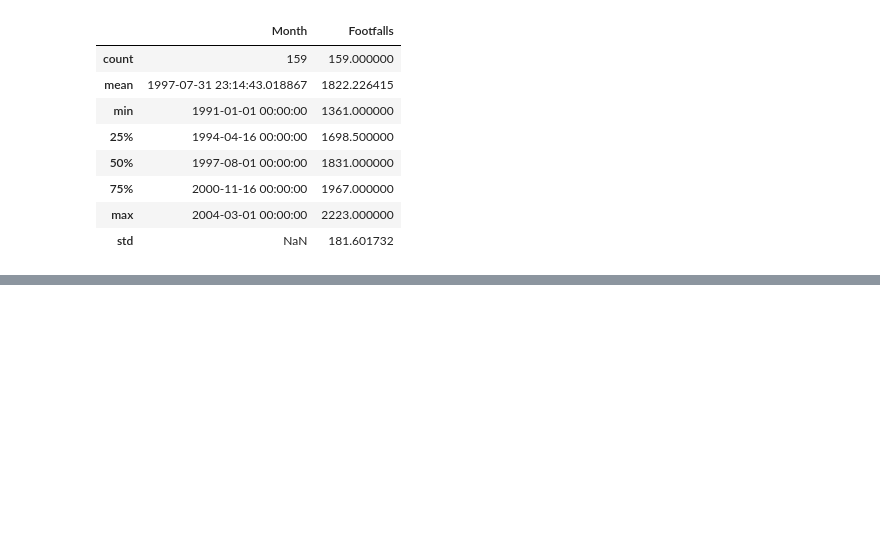
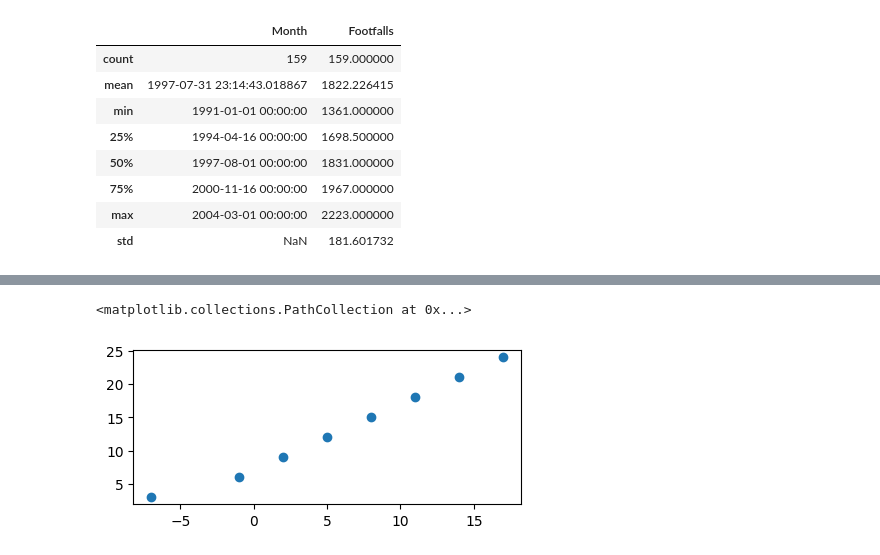
Before and after one commit to Mohammed-Zaheerullah/data-science-portfolio, a Jupyter notebook: core-data-science-practice.ipynb, the cells around one changed output, grey strips where cells are left out. Saved outputs shown, nothing was run; the diff lists cells and outputs as text; code cells hidden in the pictures; blank space fills up the shorter version.

```diff
--- a/core-data-science-practice.ipynb
+++ b/core-data-science-practice.ipynb
@@ -2844,0 +2855,11 @@ basic_stats
+# %%
+import numpy as np
+import matplotlib.pyplot as plt
+
+plt.figure(figsize=(5,2))
+x = tf.constant([-7.0, -1.0, 2.0, 5.0, 8.0,11.0, 14.0, 17.0])
+y = tf.constant([3.0, 6.0, 9.0, 12.0, 15.0, 18.0, 21.0, 24.0])
+plt.scatter(x,y)
+# %% [output]
+<matplotlib.collections.PathCollection at 0x...>
+[figure, added]
```
Also changed, not shown: parts of 9 cells of this notebook.
